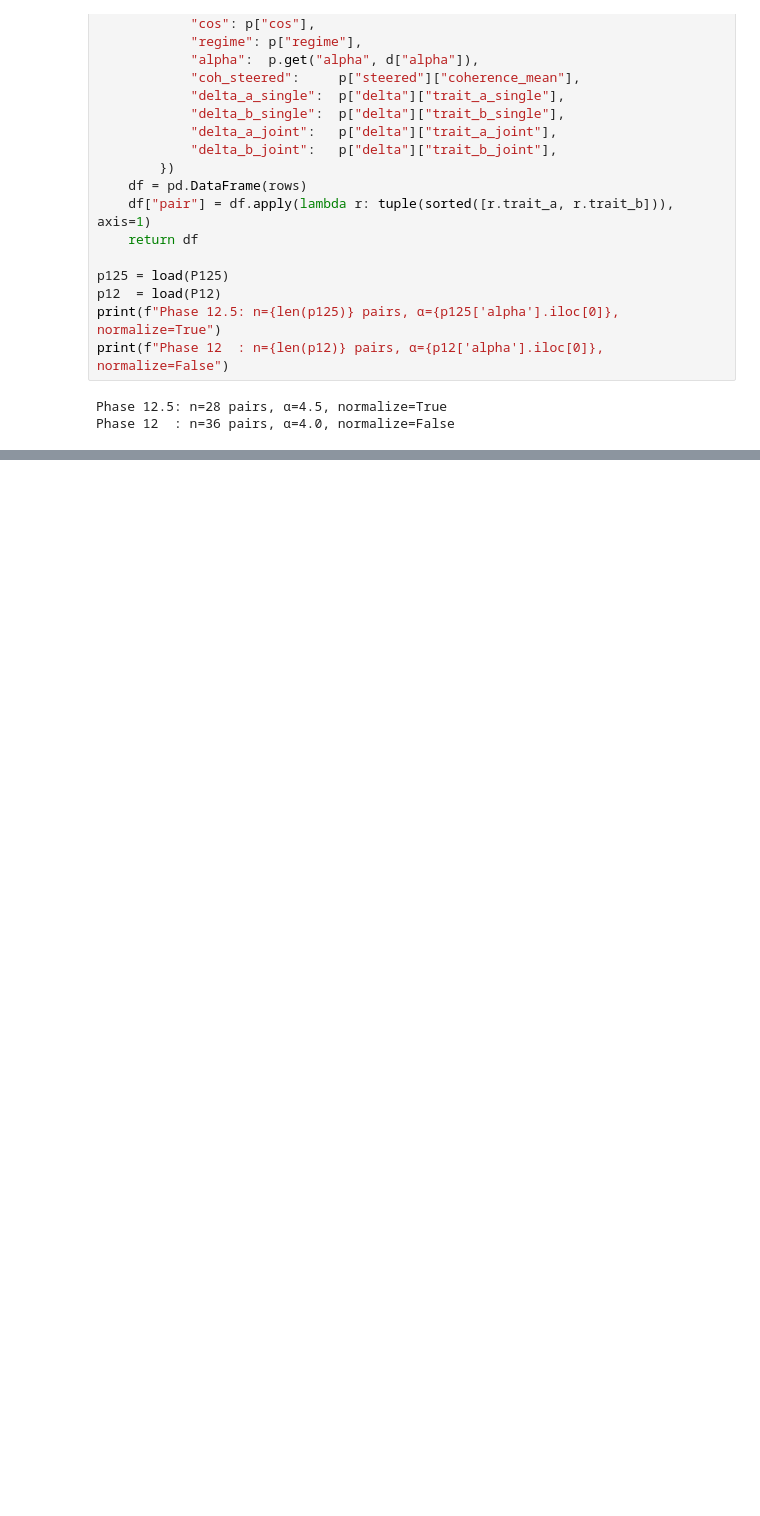
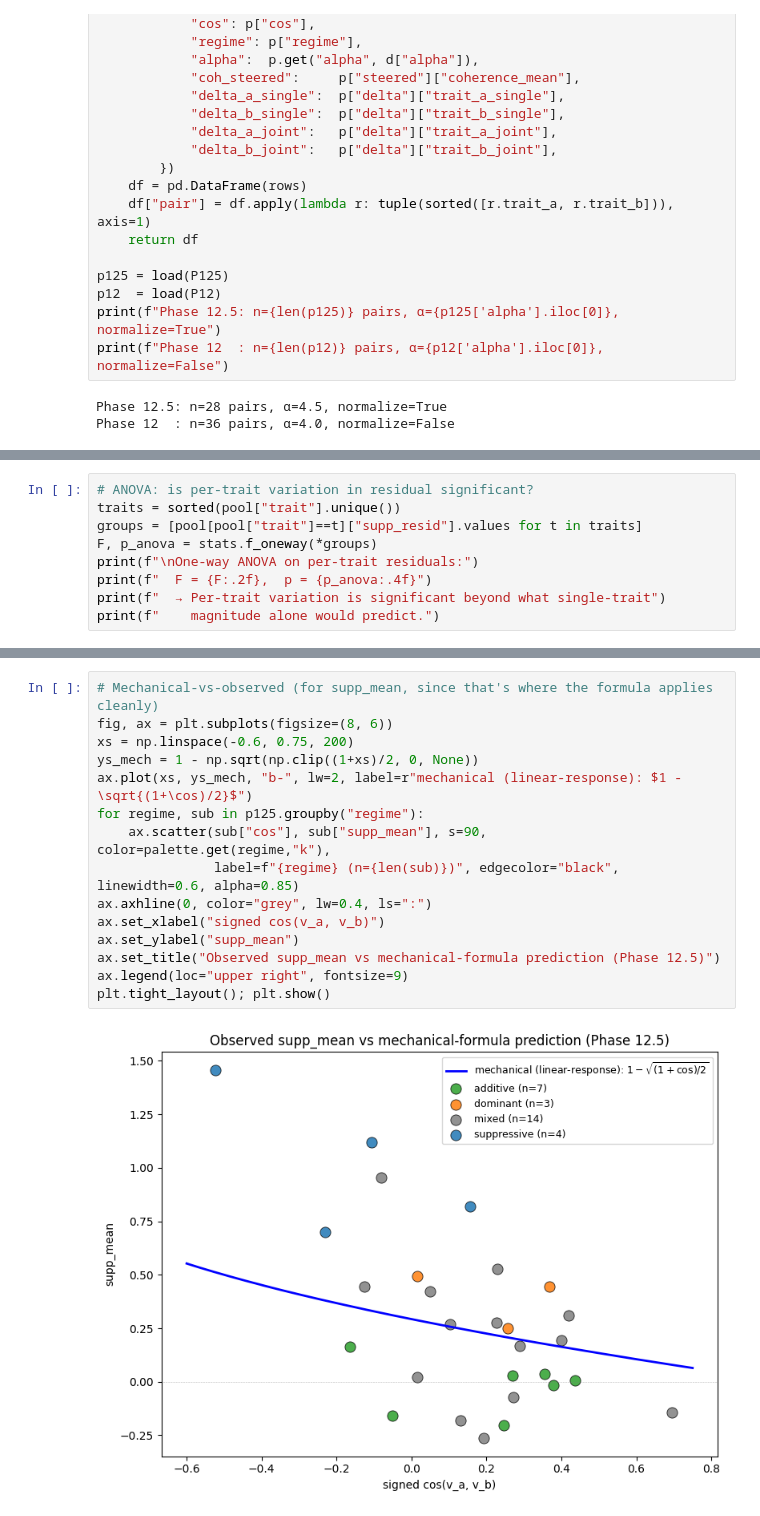
Before and after one commit to edoardopanella/steering-vector-composition, a Jupyter notebook: analysis/notebooks/signed_cosine_predicts_suppression.ipynb, the cells around one changed output, grey strips where cells are left out. Drawn from its saved outputs; the diff is of its cells as text; blank space fills up the shorter version.

```diff
--- a/analysis/notebooks/signed_cosine_predicts_suppression.ipynb
+++ b/analysis/notebooks/signed_cosine_predicts_suppression.ipynb
@@ -544,0 +658,9 @@ plt.show()
+# %%
+# ANOVA: is per-trait variation in residual significant?
+traits = sorted(pool["trait"].unique())
+groups = [pool[pool["trait"]==t]["supp_resid"].values for t in traits]
+F, p_anova = stats.f_oneway(*groups)
+print(f"\nOne-way ANOVA on per-trait residuals:")
+print(f"  F = {F:.2f},  p = {p_anova:.4f}")
+print(f"  → Per-trait variation is significant beyond what single-trait")
+print(f"    magnitude alone would predict.")
@@ -544,0 +768,17 @@ plt.show()
+# %%
+# Mechanical-vs-observed (for supp_mean, since that's where the formula applies cleanly)
+fig, ax = plt.subplots(figsize=(8, 6))
+xs = np.linspace(-0.6, 0.75, 200)
+ys_mech = 1 - np.sqrt(np.clip((1+xs)/2, 0, None))
+ax.plot(xs, ys_mech, "b-", lw=2, label=r"mechanical (linear-response): $1 - \sqrt{(1+\cos)/2}$")
+for regime, sub in p125.groupby("regime"):
+    ax.scatter(sub["cos"], sub["supp_mean"], s=90, color=palette.get(regime,"k"),
+               label=f"{regime} (n={len(sub)})", edgecolor="black", linewidth=0.6, alpha=0.85)
+ax.axhline(0, color="grey", lw=0.4, ls=":")
+ax.set_xlabel("signed cos(v_a, v_b)")
+ax.set_ylabel("supp_mean")
+ax.set_title("Observed supp_mean vs mechanical-formula prediction (Phase 12.5)")
+ax.legend(loc="upper right", fontsize=9)
+plt.tight_layout(); plt.show()
+# %% [output]
+[figure, added]
```
Also changed, not shown: parts of 79 cells of this notebook.
